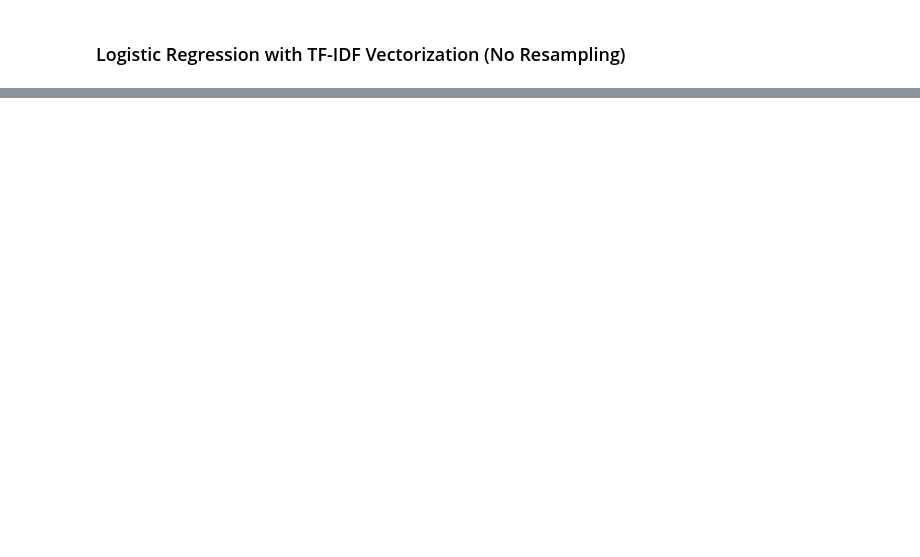
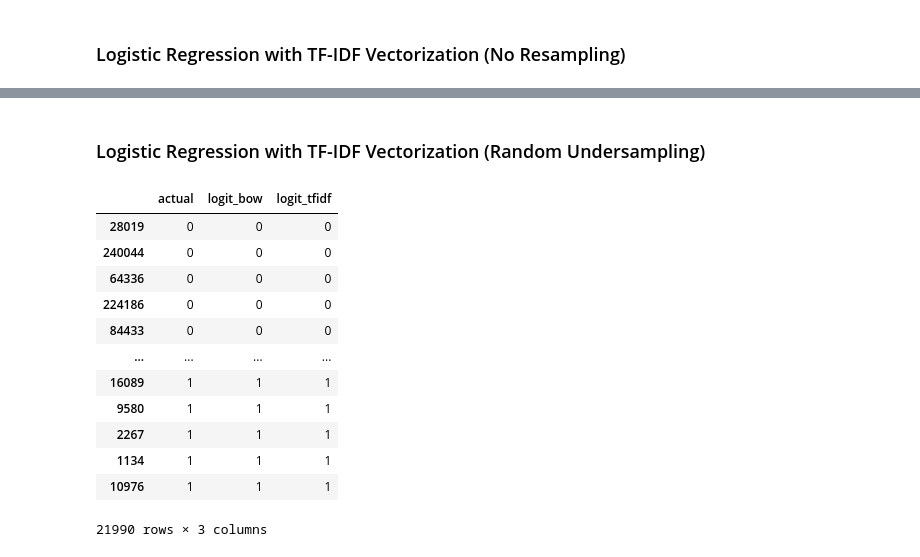
Before and after one commit to adam-gomez/finding-fake-news, a Jupyter notebook: walkthrough.ipynb, the cells around one changed output, grey strips where cells are left out. Saved outputs shown, nothing was run; the diff lists cells and outputs as text; code cells hidden in the pictures; blank space fills up the shorter version.

Commit message:
Completed first 6 training models

```diff
--- a/walkthrough.ipynb
+++ b/walkthrough.ipynb
@@ -778,0 +922,4 @@ vocab[20000:20010]
+# %%
+# Pass the cleaned headlines into the .fit_transform method
+X_train_tfidf_undersampled = tfidf_vectorizer_undersampled.fit_transform(train_undersampled.clean)
+X_train_tfidf_undersampled
@@ -837,0 +1052,5 @@ weighted avg       0.96      0.97      0.96    176884
+# %%
+logit_bow_undersampled = LogisticRegression().fit(X_train_bow_undersampled, y_train_undersampled)
+# %%
+train_results_undersampled['logit_bow'] = logit_bow_undersampled.predict(X_train_bow_undersampled)
+train_results_undersampled
@@ -839,0 +1220,21 @@ weighted avg       0.96      0.97      0.96    176884
+# %% [markdown]
+### Logistic Regression with TF-IDF Vectorization (Random Undersampling)
+# %%
+logit_tfidf_undersampled = LogisticRegression().fit(X_train_tfidf_undersampled, y_train_undersampled)
+# %%
+train_results_undersampled['logit_tfidf'] = logit_tfidf_undersampled.predict(X_train_tfidf_undersampled)
+train_results_undersampled
+# %% [output]
+|  | actual | logit_bow | logit_tfidf |
+| 28019 | 0 | 0 | 0 |
+| 240044 | 0 | 0 | 0 |
+| 64336 | 0 | 0 | 0 |
+| 224186 | 0 | 0 | 0 |
+| 84433 | 0 | 0 | 0 |
+| ... | ... | ... | ... |
+| 16089 | 1 | 1 | 1 |
+| 9580 | 1 | 1 | 1 |
+| 2267 | 1 | 1 | 1 |
+| 1134 | 1 | 1 | 1 |
+| 10976 | 1 | 1 | 1 |
+21990 rows × 3 columns
```
Also changed, not shown: parts of 72 cells of this notebook.
